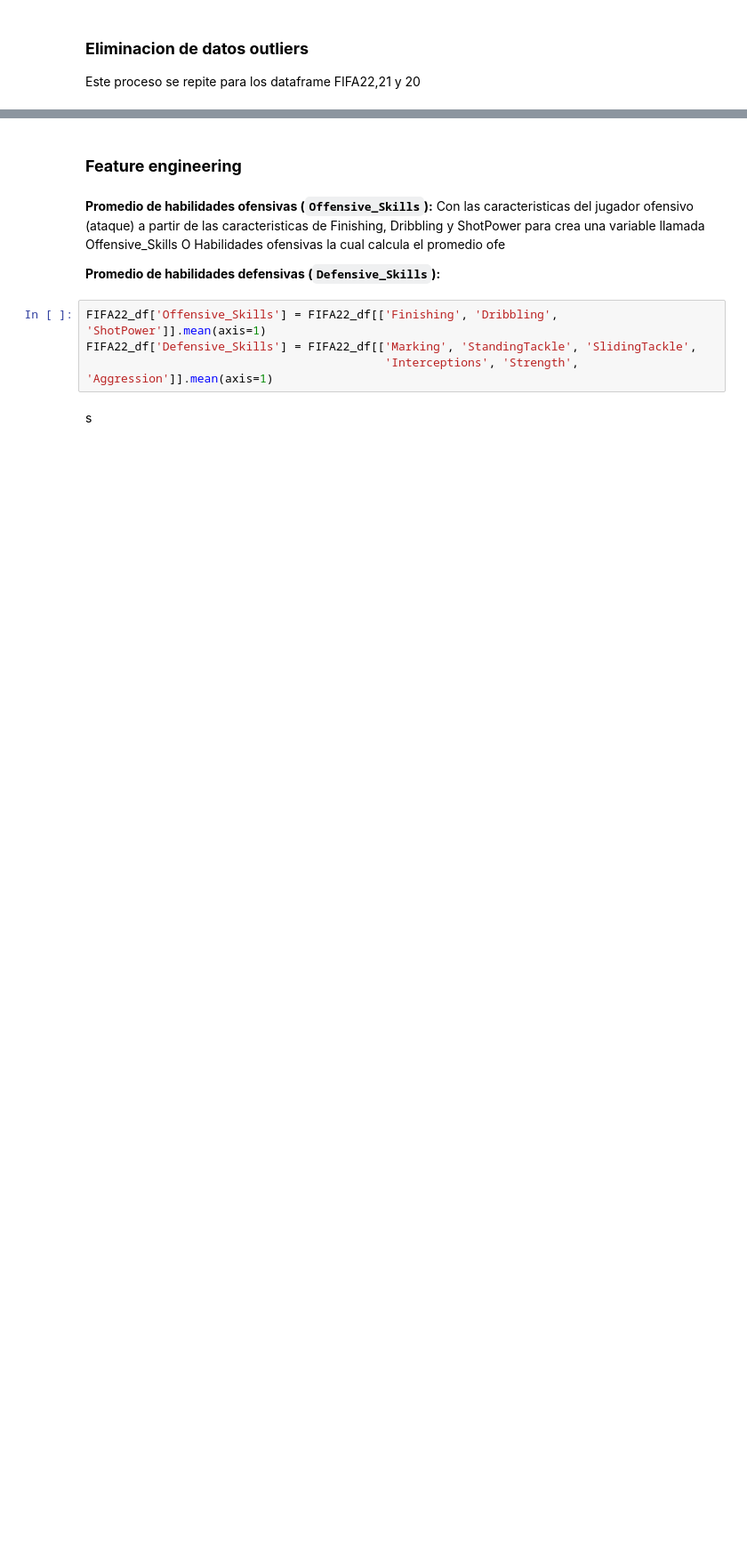
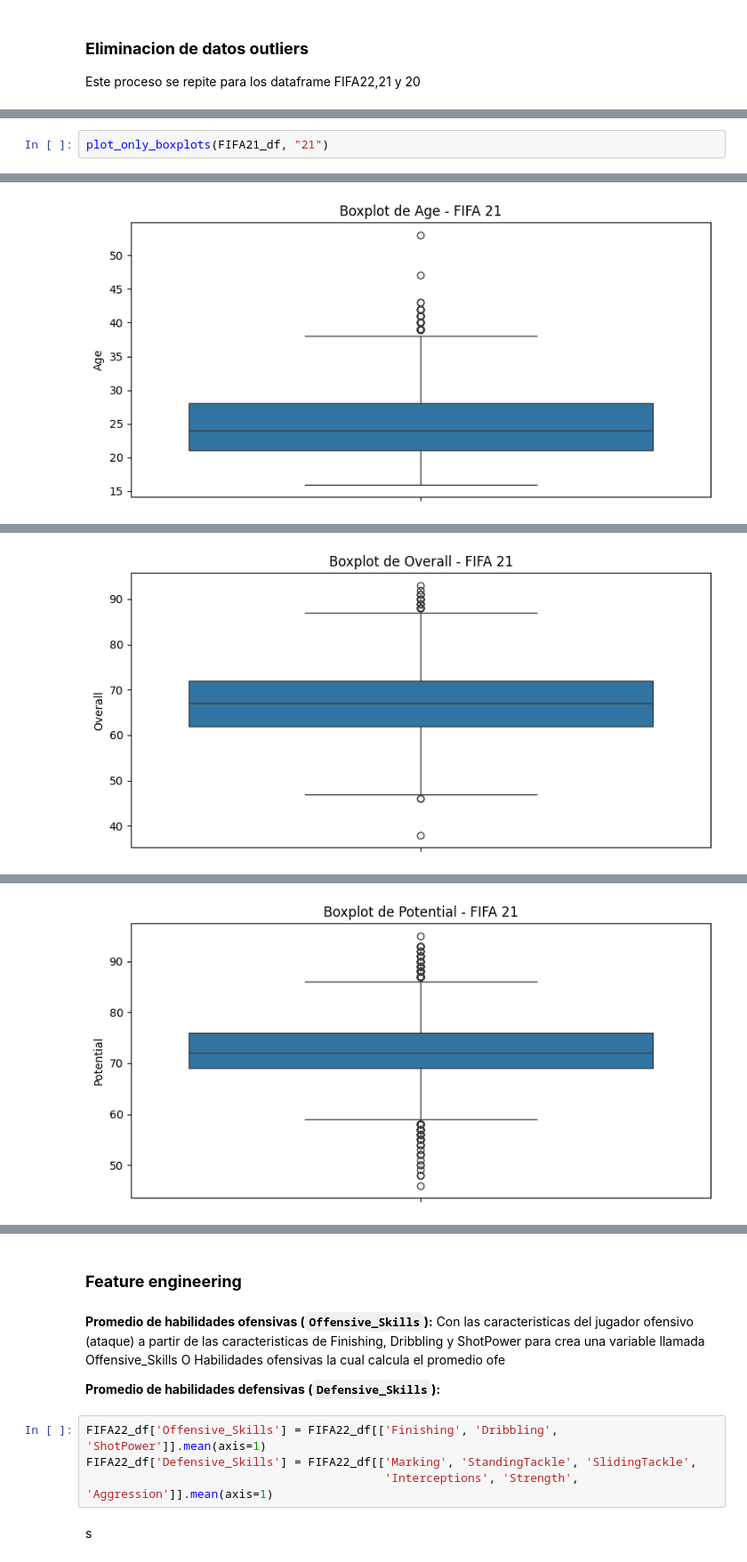
Before and after one commit to BrandonLCC/FIFA_ML_Kedro, a Jupyter notebook: machine-learning-project/notebooks/3_Data_Preparation.ipynb, the cells around one changed output, grey strips where cells are left out. Shown at 89% size. Cells and saved outputs as stored; diff of their text form; blank space fills up the shorter version.

```diff
--- a/machine-learning-project/notebooks/3_Data_Preparation.ipynb
+++ b/machine-learning-project/notebooks/3_Data_Preparation.ipynb
@@ -158,0 +123,3 @@ sns.boxplot(x=FIFA22_df['Value_num'])
+# %%
+plot_only_boxplots(FIFA21_df, "21")
+# %% [output]
@@ -158,0 +127 @@ sns.boxplot(x=FIFA22_df['Value_num'])
+[figure, added]
@@ -158,0 +129 @@ sns.boxplot(x=FIFA22_df['Value_num'])
+[figure, added]
@@ -158,0 +131 @@ sns.boxplot(x=FIFA22_df['Value_num'])
+[figure, added]
```
Also changed, not shown: parts of 45 cells of this notebook.
